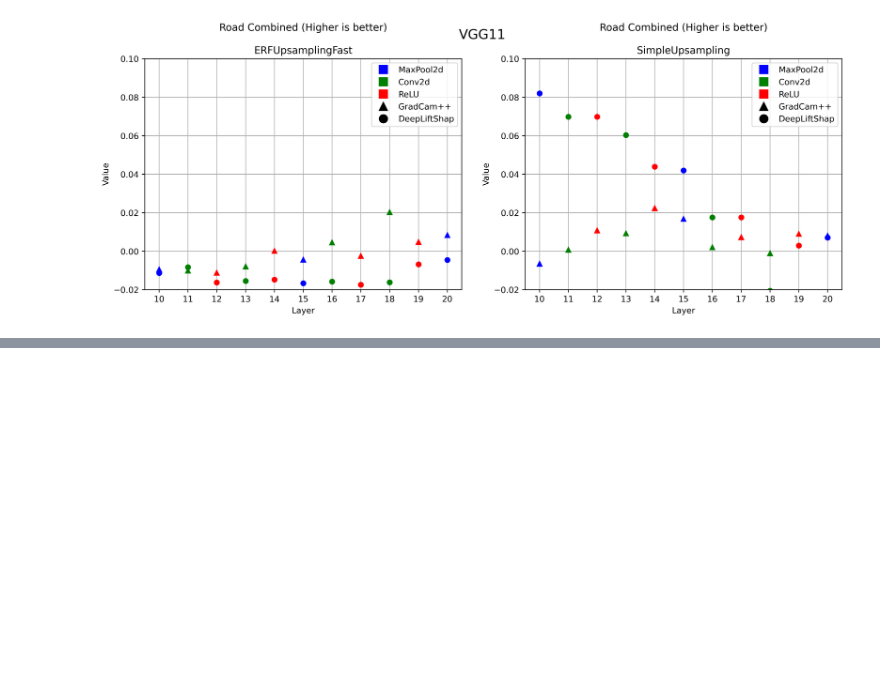
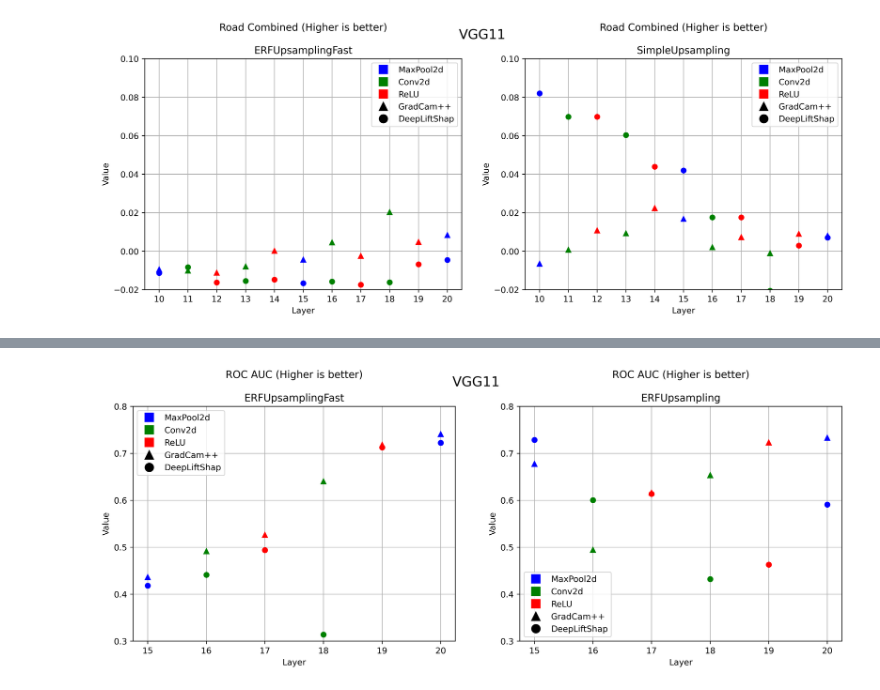
Before and after one commit to liuktc/ML4CV_XAI, a Jupyter notebook: synth_result_analysis.ipynb, the cells around one changed output, grey strips where cells are left out. Drawn from its saved outputs; the diff is of its cells as text; code cells hidden in the pictures; blank space fills up the shorter version.

```diff
--- a/synth_result_analysis.ipynb
+++ b/synth_result_analysis.ipynb
@@ -173,3 +173,7 @@ plt.savefig('./plots/results synth road.pdf', dpi=400, bbox_inches='tight')
 0.04388755365743066 0.10259860161633458
 [17, 19, 12, 14] [0.017556851982557943, 0.0029239878212281517, 0.06983845569639321, 0.04388755365743066]
 [figure]
+# %%
+import pandas as pd
+
+df = pd.read_csv('results erf vs erf fast.csv')
@@ -175,0 +208,72 @@ plt.savefig('./plots/results synth road.pdf', dpi=400, bbox_inches='tight')
+# %%
+import matplotlib.lines as mlines
+import matplotlib.pyplot as plt
+import numpy as np
+
+color_for_layers = ['b', 'g', 'r', 'c', 'm', 'y', 'k']
+shape_for_methods = {"GradCam++": "^","DeepLiftShap": "o"}  # Define shape mapping
+titles = {
+    "roc_auc": "ROC AUC (Higher is better)",
+    "road_combined": "Road Combined (Higher is better)",
+}
+
+fig = plt.figure(figsize=(15,5), dpi=400)
+
+
+# fig.text(0.05, 0.25, 'ERF Upsampling', ha='center', va='center', fontsize=14) # , fontweight='bold')
+# fig.text(0.05, 0.75, 'Bilinear Upsampling', ha='center', va='center', fontsize=14) # , fontweight='bold')
+
+plt.suptitle('VGG11', fontsize=16)
+plt.tight_layout()
+
+metric = "roc_auc"
+
+for j, upscale in enumerate(upscale_methods):
+    plt.subplot(1, 2,j + 1)
+    plt.title(titles[metric] + f"\n\n{upscale}")
+    for method in attribution_methods:
+        for layer_type in types:
+            res = df[(df["Attribution Method"] == method) &
+                        (df["Metric"] == metric) &
+                        (df["Layer"].apply(lambda x: layer_types[x] == layer_type)) &
+                        (df["Upscale Method"] == upscale)]
+            print(method, layer_type, metric, upscale)
+            # print(res.to_numpy().shape)
+            # mean = res.to_numpy()
+            # print(res)
+            print(res)
+            indices = res["Layer"].apply(lambda x: int(x.split(".")[-1]))
+            indices = list({i for i in indices if i >= 10})
+            to_plot = []
+            for l in indices:
+            # values = [res[res["Layer"] == f"features.{l}"]["Value"].values[0] for l in range(21)]
+                values = np.array(res[res["Layer"] == f"features.{l}"]["Value"].values)
+                print(values.mean(), values.std())
+                to_plot.append(values.mean())
+
+            print(indices, to_plot)
+
+            plt.plot(indices, to_plot,"o" if method == "_DeepLiftShap" else "^", label=layer_type, color=color_for_layers[types.index(layer_type)])
+            plt.xlabel("Layer")
+            plt.ylabel("Value")
+            # Log scale for y
+            if metric == "sensitivity":
+                plt.yscale("log")
+
+            plt.grid(True)
+            plt.ylim([0.3, 0.8])
+
+
+    # Create color legend (Layer Types)
+    color_legend = [mlines.Line2D([], [], color=color, marker='s', linestyle='None', markersize=10, label=layer)
+                    for color, layer in zip(color_for_layers, types)]
+
+    # Create shape legend (Methods)
+    shape_legend = [mlines.Line2D([], [], color='black', marker=shape, linestyle='None', markersize=10, label=method)
+                    for method, shape in shape_for_methods.items()]
+
+    plt.xticks(range(15, 21))
+    plt.legend(handles=color_legend + shape_legend)
+
+plt.savefig('./plots/results synth erd.pdf', dpi=400, bbox_inches='tight')
+# %% [output]
@@ -175,0 +297 @@ plt.savefig('./plots/results synth road.pdf', dpi=400, bbox_inches='tight')
+[figure, added]
```
Also changed, not shown: parts of 6 cells of this notebook, 10 other files.
